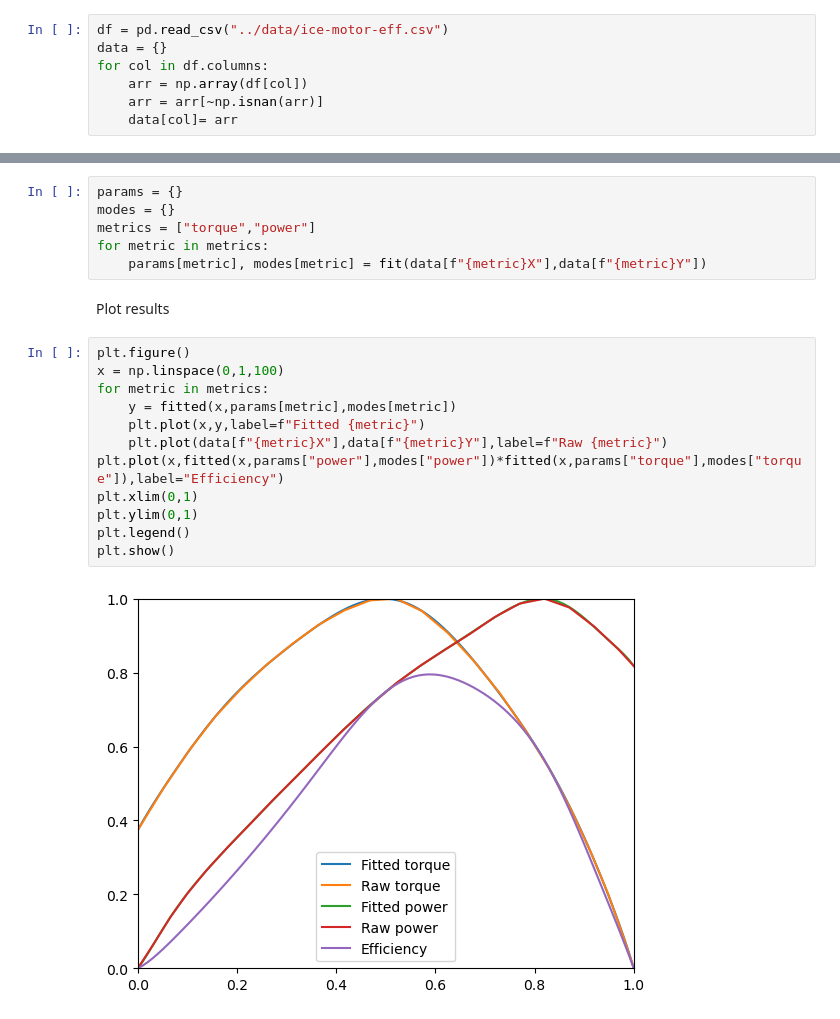
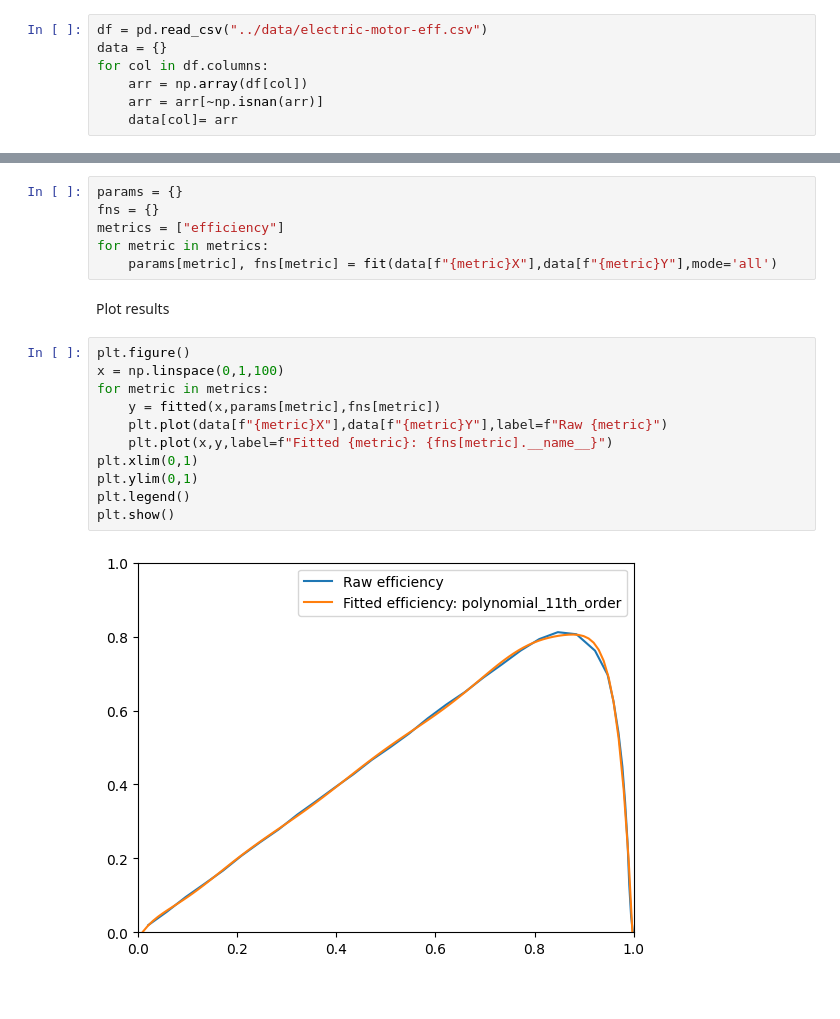
Before and after one commit to TjAlderman/ENGN4628, a Jupyter notebook: Research Project/Code/notebooks/curve_fit.ipynb, the cells around one changed output, grey strips where cells are left out. Saved outputs shown, nothing was run; the diff lists cells and outputs as text.

Commit message:
Updated curve fit code

```diff
--- a/Research Project/Code/notebooks/curve_fit.ipynb
+++ b/Research Project/Code/notebooks/curve_fit.ipynb
@@ -18,7 +22,7 @@ df.head()
 | 3 | 0.155992 | 0.680998 | 0.099784 | 0.202293 |
 | 4 | 0.208020 | 0.755994 | 0.138365 | 0.264887 |
 # %%
-df = pd.read_csv("../data/ice-motor-eff.csv")
+df = pd.read_csv("../data/electric-motor-eff.csv")
 data = {}
 for col in df.columns:
     arr = np.array(df[col])
@@ -28,23 +32,22 @@ for col in df.columns:
 Generate fit params
 # %%
 params = {}
-modes = {}
-metrics = ["torque","power"]
+fns = {}
+metrics = ["efficiency"]
 for metric in metrics:
-    params[metric], modes[metric] = fit(data[f"{metric}X"],data[f"{metric}Y"])
+    params[metric], fns[metric] = fit(data[f"{metric}X"],data[f"{metric}Y"],mode='all')
 # %% [markdown]
 Plot results
 # %%
 plt.figure()
 x = np.linspace(0,1,100)
 for metric in metrics:
-    y = fitted(x,params[metric],modes[metric])
-    plt.plot(x,y,label=f"Fitted {metric}")
+    y = fitted(x,params[metric],fns[metric])
     plt.plot(data[f"{metric}X"],data[f"{metric}Y"],label=f"Raw {metric}")
-plt.plot(x,fitted(x,params["power"],modes["power"])*fitted(x,params["torque"],modes["torque"]),label="Efficiency")
+    plt.plot(x,y,label=f"Fitted {metric}: {fns[metric].__name__}")
 plt.xlim(0,1)
 plt.ylim(0,1)
 plt.legend()
 plt.show()
 # %% [output]
-[figure, old version]
+[figure, new version]
```
Also changed, not shown: parts of 1 cell of this notebook, 1 other file.
